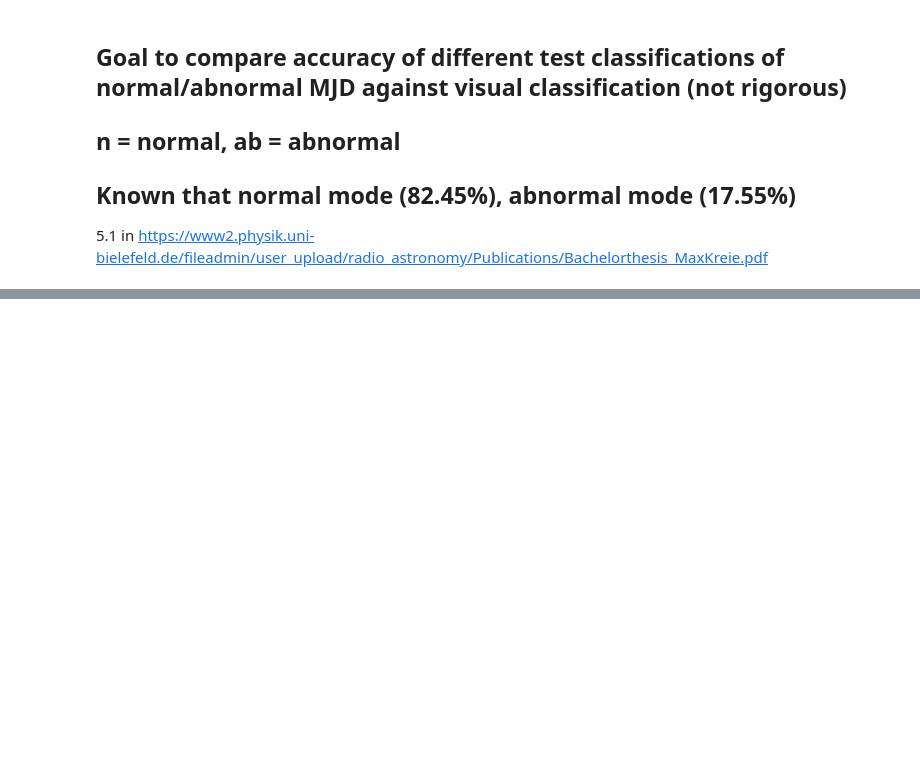
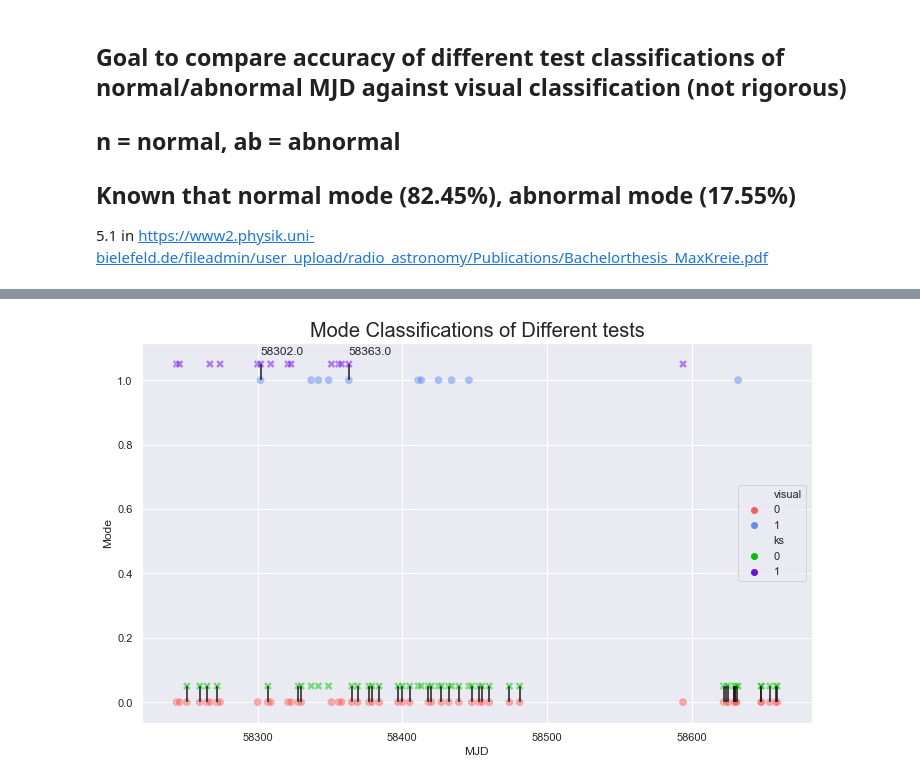
Before and after one commit to minyoungk99/IRES, a Jupyter notebook: test_accuracy_comparison.ipynb, the cells around one changed output, grey strips where cells are left out. Cells and saved outputs as stored; diff of their text form; code cells hidden in the pictures; blank space fills up the shorter version.

```diff
--- a/test_accuracy_comparison.ipynb
+++ b/test_accuracy_comparison.ipynb
@@ -14,4 +20,5 @@ https://www2.physik.uni-bielefeld.de/fileadmin/user_upload/radio_astronomy/Publi
 # %%
+mjd = np.loadtxt('./J0332_MJD.txt')
 n_visual= np.loadtxt('./classified_mjd/J0332_norm_mjd_visual.txt')
 ab_visual= np.loadtxt('./classified_mjd/J0332_abnorm_mjd_visual.txt')
 
@@ -24,0 +41,9 @@ len(n_visual)+len(ab_visual), len(n_ks)+len(ab_ks)
+# %%
+df = pd.DataFrame(mjd, columns=['mjd'])
+#0 if normal, 1 if abnormal, corresponding to MJD in date column
+df['visual'] = pd.DataFrame([0 if date in n_visual else 1 for date in mjd])
+df['ks'] = pd.DataFrame([0 if date in n_ks else 1 for date in mjd])
+df['ks_offset'] = df['ks']+.05
+#create new column to see if classifications of MJD match. does LHS * 1, where LHS is boolean, but True*1=1
+df['match'] = (df['visual'] == df['ks']).mul(1)
+df.head()
@@ -24,0 +57,25 @@ len(n_visual)+len(ab_visual), len(n_ks)+len(ab_ks)
+# %%
+sns.set()
+fig = plt.figure(figsize=(12,7))
+cmap1 = sns.color_palette(['#F95E5E', '#608DF5'])
+cmap2 = sns.color_palette(['#09C009', '#700BE2'])
+ax = sns.scatterplot(x='mjd', y='visual', data=df, hue='visual', palette=cmap1, s=70, alpha=.5)
+ax = sns.scatterplot(x='mjd', y='ks_offset', data=df, hue='ks',marker='X', palette=cmap2, s=70, alpha=.5)
+
+#Display vlines for matching MJD, and display MJD value for abnormals
+for i in df.index:
+    if (df.match[i] == 1):
+        x = df.mjd[i]
+        y_lower = df.visual[i]
+        y_higher = df.ks_offset[i]
+        plt.vlines(x=x, ymin=y_lower, ymax=y_higher)
+        if df.visual[i] == 1:
+            plt.text(x, y_higher+.03, s=x)
+
+ax.set_title('Mode Classifications of Different tests', fontdict={'fontsize':20})
+ax.set_xlabel('MJD')
+ax.set_ylabel('Mode')
+plt.legend(loc='center right')
+plt.savefig('./plots/test_comp.jpeg')
+# %% [output]
+[figure, added]
```
Also changed, not shown: parts of 6 cells of this notebook, 8 other files.
